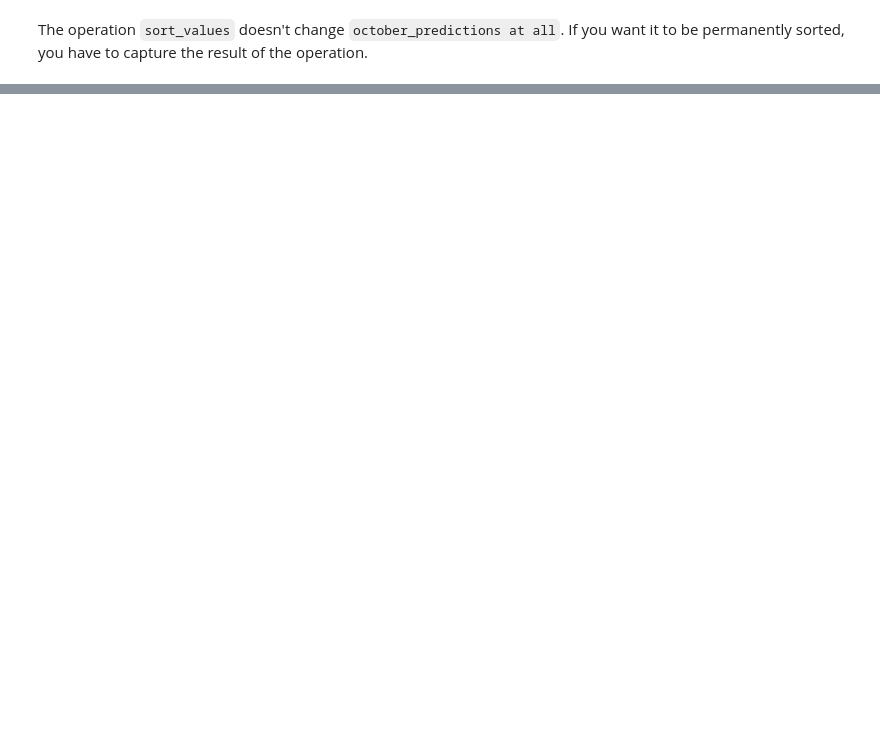
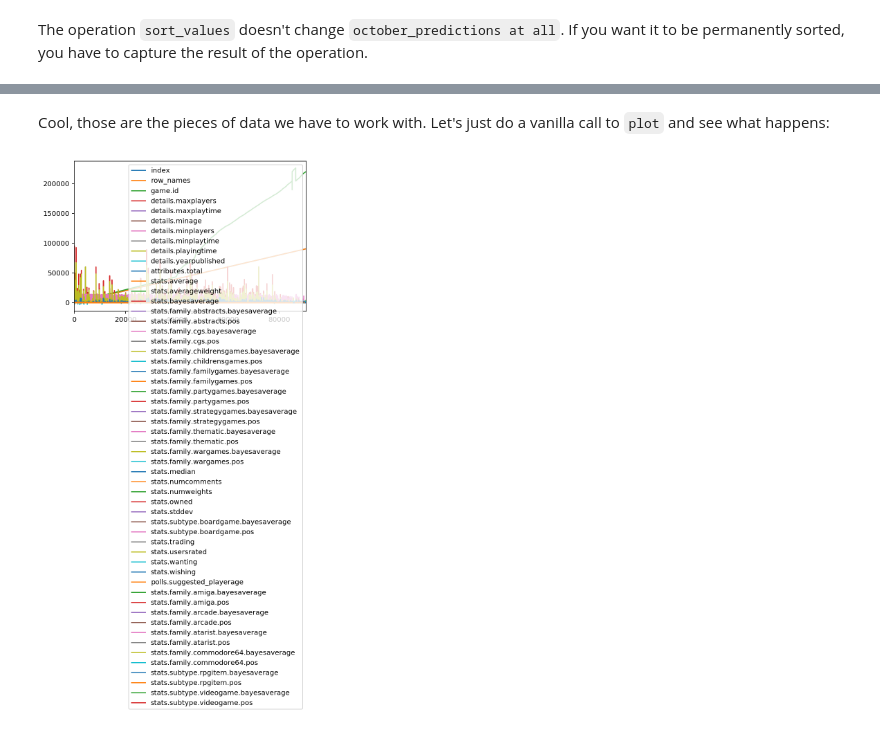
Before and after one commit to ofloveandhate/data_science_python, a Jupyter notebook: data_science_tutorial.ipynb, the cells around one changed output, grey strips where cells are left out. Cells and saved outputs as stored; diff of their text form; code cells hidden in the pictures; blank space fills up the shorter version.

Commit message:
worked all the way through a plotly plot for the game data

```diff
--- a/data_science_tutorial.ipynb
+++ b/data_science_tutorial.ipynb
@@ -132,0 +135,25 @@ https://www.kaggle.com/gabrio/board-games-dataset/downloads/board-games-dataset.
+# %%
+import sqlite3
+path_to_db = "./database.sqlite" #BoardGames
+table_name = 'BoardGames'
+
+def to_csv(path_to_db):
+    db = sqlite3.connect(path_to_db)
+    cursor = db.cursor()
+    cursor.execute("SELECT name FROM sqlite_master WHERE type='table';")
+    tables = cursor.fetchall()
+    print(tables)
+    table_name = 'BoardGames'
+    games = pd.read_sql_query("SELECT * from %s" % table_name, db)
+    games.to_csv(table_name + '.csv', index_label='index')
+
+def get_table_names(path_to_db):
+    db = sqlite3.connect(path_to_db)
+    cursor = db.cursor()
+    cursor.execute("SELECT name FROM sqlite_master WHERE type='table';")
+    tables = cursor.fetchall()
+    names = [x[0] for x in tables]
+    return names
+
+t_names = get_table_names(path_to_db)
+to_csv(path_to_db)
@@ -132,0 +162,2 @@ https://www.kaggle.com/gabrio/board-games-dataset/downloads/board-games-dataset.
+# %%
+game_frame = pd.read_csv(table_name + '.csv')
@@ -132,0 +208,7 @@ https://www.kaggle.com/gabrio/board-games-dataset/downloads/board-games-dataset.
+# %% [markdown]
+Cool, those are the pieces of data we have to work with.  Let's just do a vanilla call to `plot` and see what happens:
+# %%
+game_frame.plot()
+plt.show()
+# %% [output]
+[figure, added]
```
Also changed, not shown: parts of 23 cells of this notebook.
